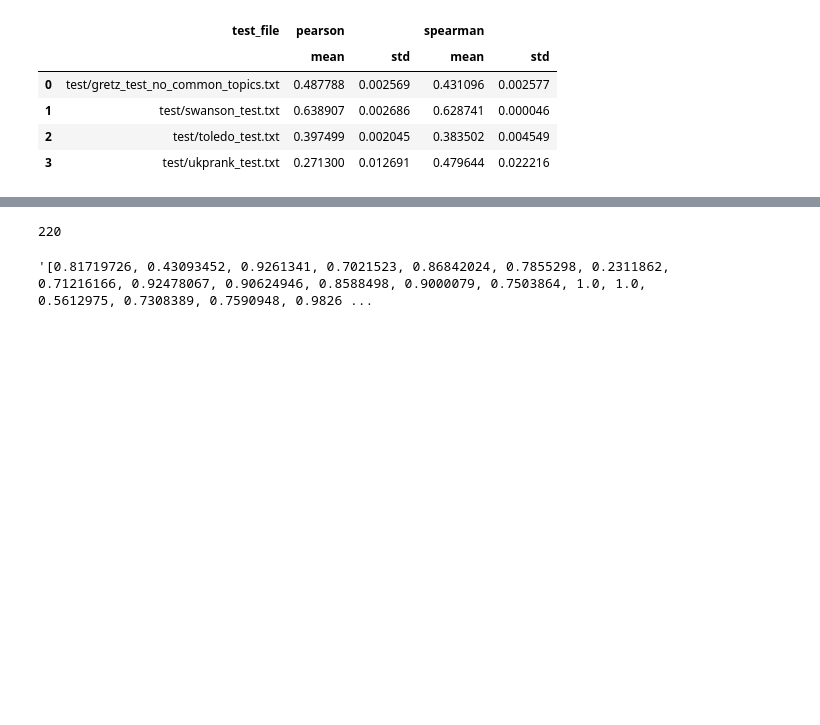
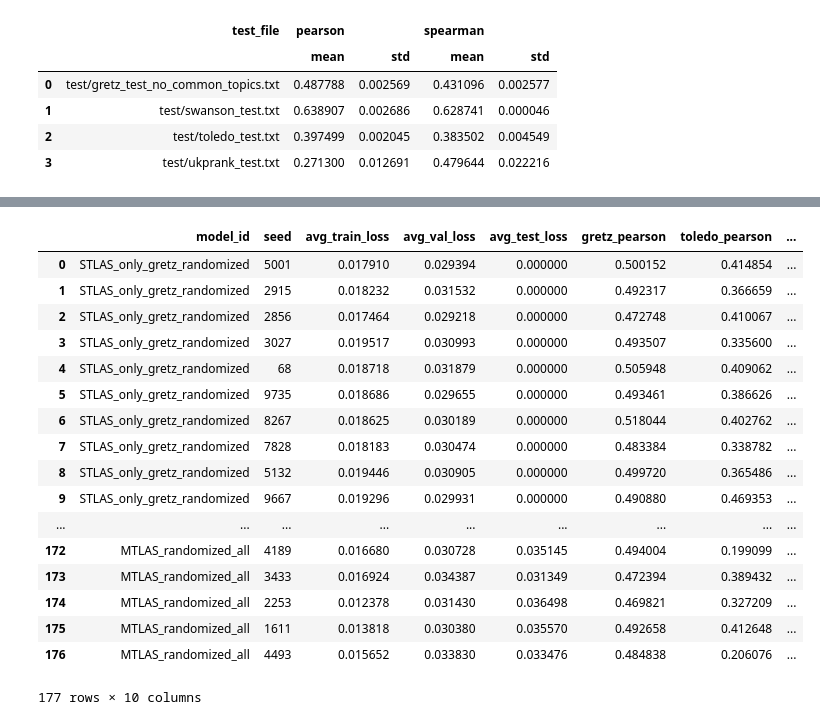
Before and after one commit to The-obsrvr/ArgStrength, a Jupyter notebook: evaluation report.ipynb, the cells around one changed output, grey strips where cells are left out. Drawn from its saved outputs; the diff is of its cells as text; code cells hidden in the pictures; blank space fills up the shorter version.

```diff
--- a/evaluation report.ipynb
+++ b/evaluation report.ipynb
@@ -153,8 +130,0 @@ import ast
-# %%
-len(x)
-# %% [output]
-220
-# %%
-data["labels"][0]
-# %% [output]
-'[0.81719726, 0.43093452, 0.9261341, 0.7021523, 0.86842024, 0.7855298, 0.2311862, 0.71216166, 0.92478067, 0.90624946, 0.8588498, 0.9000079, 0.7503864, 1.0, 1.0, 0.5612975, 0.7308389, 0.7590948, 0.9826 ...
@@ -160,0 +187,21 @@ data["labels"][0]
+# %%
+randomized_eval
+# %% [output]
+|  | model_id | seed | avg_train_loss | avg_val_loss | avg_test_loss | gretz_pearson | toledo_pearson | ... |
+| 0 | STLAS_only_gretz_randomized | 5001 | 0.017910 | 0.029394 | 0.000000 | 0.500152 | 0.414854 | ... |
+| 1 | STLAS_only_gretz_randomized | 2915 | 0.018232 | 0.031532 | 0.000000 | 0.492317 | 0.366659 | ... |
+| 2 | STLAS_only_gretz_randomized | 2856 | 0.017464 | 0.029218 | 0.000000 | 0.472748 | 0.410067 | ... |
+| 3 | STLAS_only_gretz_randomized | 3027 | 0.019517 | 0.030993 | 0.000000 | 0.493507 | 0.335600 | ... |
+| 4 | STLAS_only_gretz_randomized | 68 | 0.018718 | 0.031879 | 0.000000 | 0.505948 | 0.409062 | ... |
+| 5 | STLAS_only_gretz_randomized | 9735 | 0.018686 | 0.029655 | 0.000000 | 0.493461 | 0.386626 | ... |
+| 6 | STLAS_only_gretz_randomized | 8267 | 0.018625 | 0.030189 | 0.000000 | 0.518044 | 0.402762 | ... |
+| 7 | STLAS_only_gretz_randomized | 7828 | 0.018183 | 0.030474 | 0.000000 | 0.483384 | 0.338782 | ... |
+| 8 | STLAS_only_gretz_randomized | 5132 | 0.019446 | 0.030905 | 0.000000 | 0.499720 | 0.365486 | ... |
+| 9 | STLAS_only_gretz_randomized | 9667 | 0.019296 | 0.029931 | 0.000000 | 0.490880 | 0.469353 | ... |
+| ... | ... | ... | ... | ... | ... | ... | ... | ... |
+| 172 | MTLAS_randomized_all | 4189 | 0.016680 | 0.030728 | 0.035145 | 0.494004 | 0.199099 | ... |
+| 173 | MTLAS_randomized_all | 3433 | 0.016924 | 0.034387 | 0.031349 | 0.472394 | 0.389432 | ... |
+| 174 | MTLAS_randomized_all | 2253 | 0.012378 | 0.031430 | 0.036498 | 0.469821 | 0.327209 | ... |
+| 175 | MTLAS_randomized_all | 1611 | 0.013818 | 0.030380 | 0.035570 | 0.492658 | 0.412648 | ... |
+| 176 | MTLAS_randomized_all | 4493 | 0.015652 | 0.033830 | 0.033476 | 0.484838 | 0.206076 | ... |
+177 rows × 10 columns
```
Also changed, not shown: parts of 14 cells of this notebook, 15 other files.
